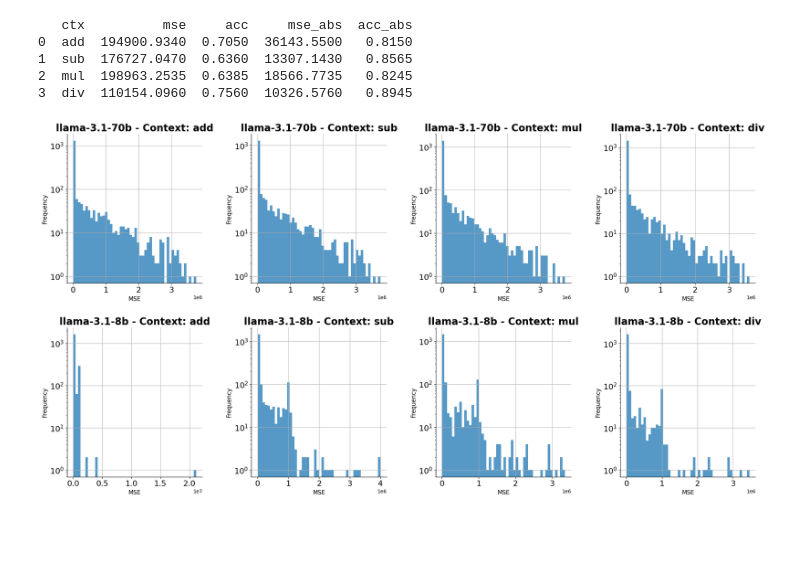
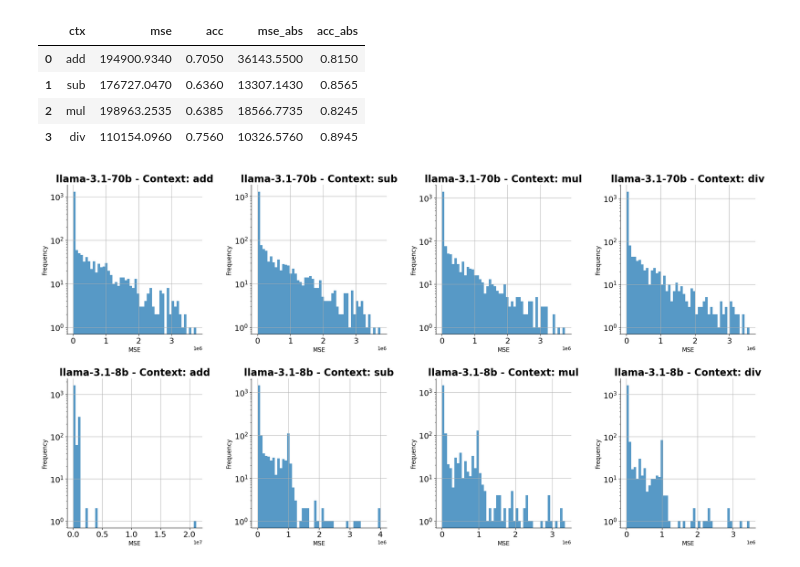
Before and after one commit to Ewanwong/subtraction_circuits_detection, a Jupyter notebook: mse_eval/vis.ipynb, the cells around one changed output. Saved outputs shown, nothing was run; the diff lists cells and outputs as text; code cells hidden in the pictures; blank space fills up the shorter version.

```diff
--- a/mse_eval/vis.ipynb
+++ b/mse_eval/vis.ipynb
@@ -28,18 +28,14 @@ add_table = table_errors(res_dict)
 prefix = "sub_"
 res_dict = np.load(f"./errors/{prefix}res_for_plots.npy", allow_pickle=True).item()
 sub_table = table_errors(res_dict)
-# %%
-
-
-# Convert the table to a pandas DataFrame
-df = pd.DataFrame(table[1:], columns=table[0])
-print(df)
-# %% [output]
-   ctx          mse     acc     mse_abs  acc_abs
-0  add  194900.9340  0.7050  36143.5500   0.8150
-1  sub  176727.0470  0.6360  13307.1430   0.8565
-2  mul  198963.2535  0.6385  18566.7735   0.8245
-3  div  110154.0960  0.7560  10326.5760   0.8945
+# %%
+sub_table
+# %% [output]
+|  | ctx | mse | acc | mse_abs | acc_abs |
+| 0 | add | 194900.9340 | 0.7050 | 36143.5500 | 0.8150 |
+| 1 | sub | 176727.0470 | 0.6360 | 13307.1430 | 0.8565 |
+| 2 | mul | 198963.2535 | 0.6385 | 18566.7735 | 0.8245 |
+| 3 | div | 110154.0960 | 0.7560 | 10326.5760 | 0.8945 |
 # %%
 fig, axes = plt.subplots(2,4, figsize=(22, 12))
 fig.tight_layout(pad=7.0)
```
